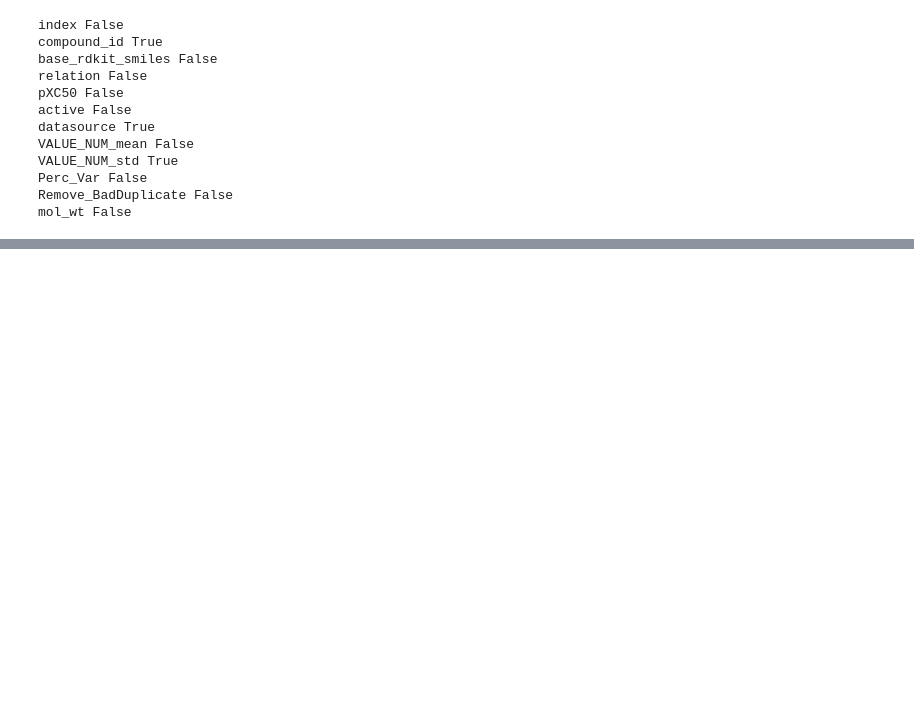
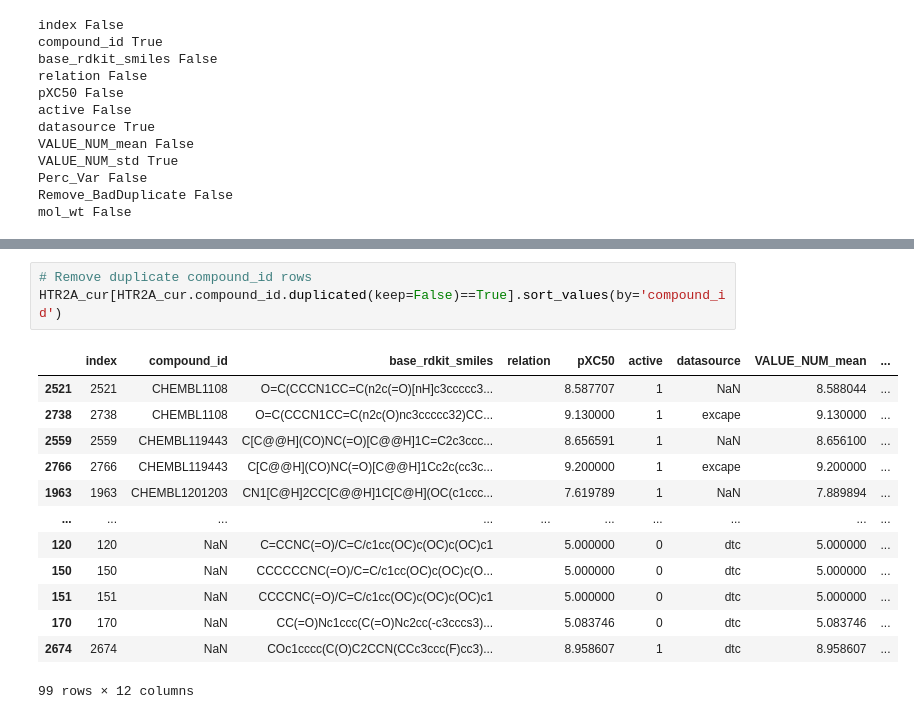
Before and after one commit to ranpei97/E4511-2021-Pei, a Jupyter notebook: Notebook/Data_Clean_Merge.ipynb, the cells around one changed output, grey strips where cells are left out. Saved outputs shown, nothing was run; the diff lists cells and outputs as text; blank space fills up the shorter version.

```diff
--- a/Notebook/Data_Clean_Merge.ipynb
+++ b/Notebook/Data_Clean_Merge.ipynb
@@ -461,0 +502,17 @@ mol_wt False
+# %%
+# Remove duplicate compound_id rows
+HTR2A_cur[HTR2A_cur.compound_id.duplicated(keep=False)==True].sort_values(by='compound_id')
+# %% [output]
+|  | index | compound_id | base_rdkit_smiles | relation | pXC50 | active | datasource | VALUE_NUM_mean | ... |
+| 2521 | 2521 | CHEMBL1108 | O=C(CCCN1CC=C(n2c(=O)[nH]c3ccccc3... |  | 8.587707 | 1 | NaN | 8.588044 | ... |
+| 2738 | 2738 | CHEMBL1108 | O=C(CCCN1CC=C(n2c(O)nc3ccccc32)CC... |  | 9.130000 | 1 | excape | 9.130000 | ... |
+| 2559 | 2559 | CHEMBL119443 | C[C@@H](CO)NC(=O)[C@@H]1C=C2c3ccc... |  | 8.656591 | 1 | NaN | 8.656100 | ... |
+| 2766 | 2766 | CHEMBL119443 | C[C@@H](CO)NC(=O)[C@@H]1Cc2c(cc3c... |  | 9.200000 | 1 | excape | 9.200000 | ... |
+| 1963 | 1963 | CHEMBL1201203 | CN1[C@H]2CC[C@@H]1C[C@H](OC(c1ccc... |  | 7.619789 | 1 | NaN | 7.889894 | ... |
+| ... | ... | ... | ... | ... | ... | ... | ... | ... | ... |
+| 120 | 120 | NaN | C=CCNC(=O)/C=C/c1cc(OC)c(OC)c(OC)c1 |  | 5.000000 | 0 | dtc | 5.000000 | ... |
+| 150 | 150 | NaN | CCCCCCNC(=O)/C=C/c1cc(OC)c(OC)c(O... |  | 5.000000 | 0 | dtc | 5.000000 | ... |
+| 151 | 151 | NaN | CCCCNC(=O)/C=C/c1cc(OC)c(OC)c(OC)c1 |  | 5.000000 | 0 | dtc | 5.000000 | ... |
+| 170 | 170 | NaN | CC(=O)Nc1ccc(C(=O)Nc2cc(-c3cccs3)... |  | 5.083746 | 0 | dtc | 5.083746 | ... |
+| 2674 | 2674 | NaN | COc1cccc(C(O)C2CCN(CCc3ccc(F)cc3)... |  | 8.958607 | 1 | dtc | 8.958607 | ... |
+99 rows × 12 columns
```
Also changed, not shown: parts of 18 cells of this notebook.
